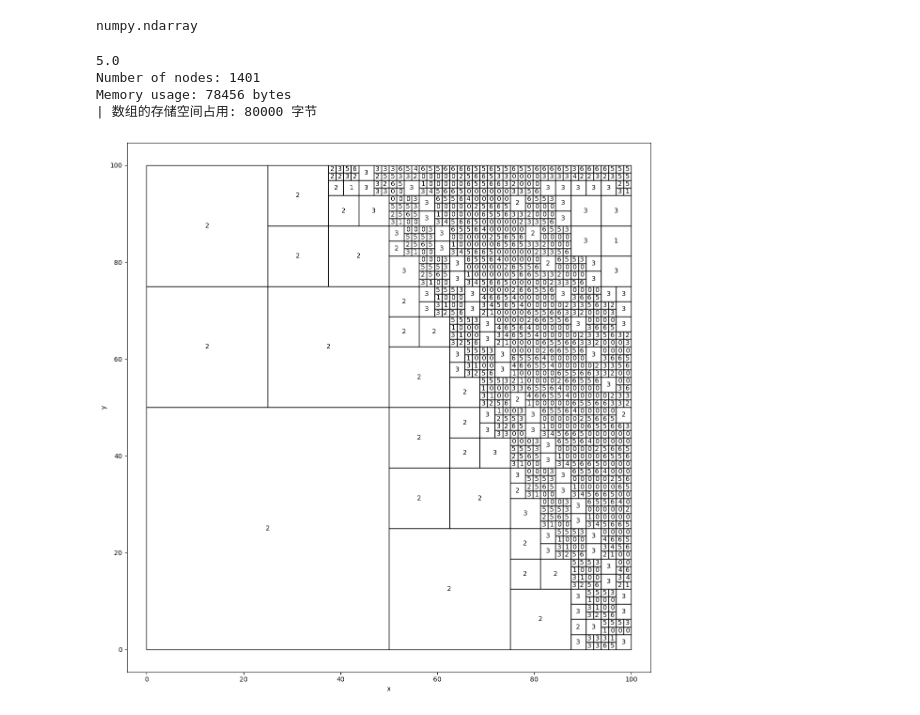
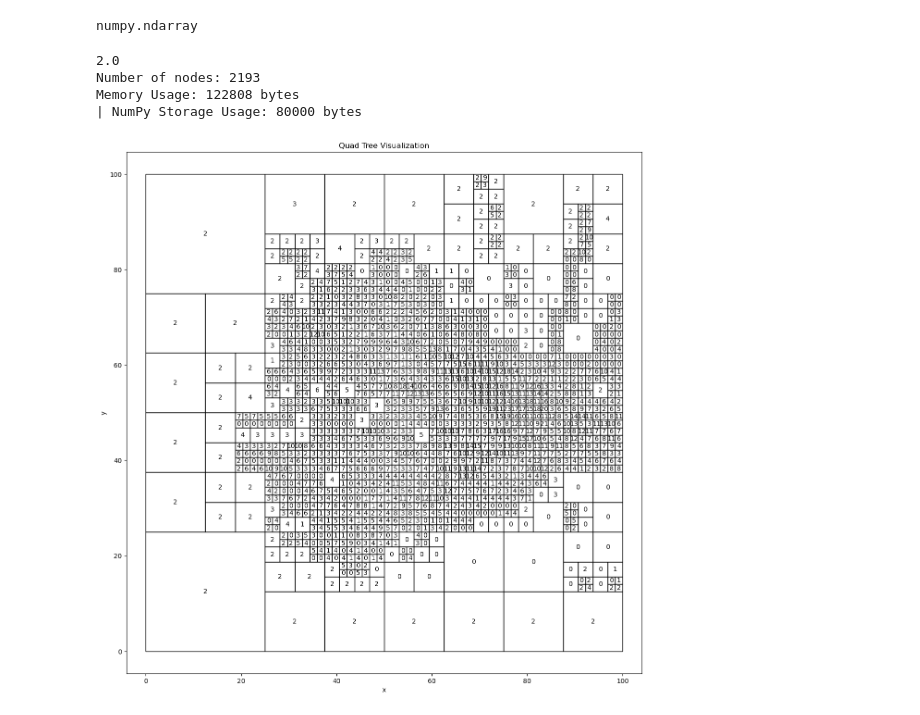
Before and after one commit to swirling-wind/demo-eikonal, a Jupyter notebook: wavefront_propagation.ipynb, the cells around one changed output. Drawn from its saved outputs; the diff is of its cells as text; code cells hidden in the pictures.

```diff
--- a/wavefront_propagation.ipynb
+++ b/wavefront_propagation.ipynb
@@ -277,9 +276,12 @@ quad_tree.construct(test_irradiance)
 # %%
 def visualize_quad_tree(quad_tree: QuadTree, x: float, y: float, size: float):
+    plt.figure(figsize=(12, 12))
     if quad_tree.root is None:
         return
 
-    def visualize_node(node: Node, x: float, y: float, size: float):
+    def visualize_node(node: Node | None, x: float, y: float, size: float):
+        if node is None:
+            return
         if node.isLeaf:
             rect = patches.Rectangle((x, y), size, size, linewidth=1, edgecolor='black', facecolor='none')
             plt.gca().add_patch(rect)
@@ -290,8 +292,13 @@ def visualize_quad_tree(quad_tree: QuadTree, x: float, y: float, size: float):
             visualize_node(node.topRight, x + halfSize, y + halfSize, halfSize)
             visualize_node(node.bottomLeft, x, y, halfSize)
             visualize_node(node.bottomRight, x + halfSize, y, halfSize)
-
     visualize_node(quad_tree.root, x, y, size)
+    plt.axis('equal')
+    plt.xlabel('x')
+    plt.ylabel('y')
+    plt.tight_layout()
+    plt.title('Quad Tree Visualization')
+    plt.show()
 
 def count_nodes(quad_tree: QuadTree) -> int:
     def count_nodes_recursive(node: Node | None) -> int:
@@ -326,26 +333,26 @@ def calculate_memory_usage(quad_tree: QuadTree) -> int:
 
     return calculate_memory_usage_recursive(quad_tree.root)
 # %%
-value = quad_tree.query(99, 99)
+tester = 'convex_lens'
+test_irradiance = ior_field_dict[tester]['irradiance']
+quad_tree = QuadTree(threshold=3)
+quad_tree.construct(test_irradiance)
+
+value = quad_tree.query(0, 99)
 print(value)
 
 node_count = count_nodes(quad_tree)
 print(f"Number of nodes: {node_count}")
 
 memory_usage = calculate_memory_usage(quad_tree)
-print(f"Memory usage: {memory_usage} bytes")
-print(f"| 数组的存储空间占用: {test_irradiance.nbytes} 字节")
+print(f"Memory Usage: {memory_usage} bytes")
+print(f"| NumPy Storage Usage: {test_irradiance.nbytes} bytes")
 
-plt.figure(figsize=(12, 12))
+
 visualize_quad_tree(quad_tree, 0, 0, quad_tree.grid_size)
-plt.axis('equal')
-plt.xlabel('x')
-plt.ylabel('y')
-plt.tight_layout()
-plt.show()
 # %% [output]
-5.0
-Number of nodes: 1401
-Memory usage: 78456 bytes
-| 数组的存储空间占用: 80000 字节
+2.0
+Number of nodes: 2193
+Memory Usage: 122808 bytes
+| NumPy Storage Usage: 80000 bytes
-[figure, old version]
+[figure, new version]
```
Also changed, not shown: parts of 1 cell of this notebook.
